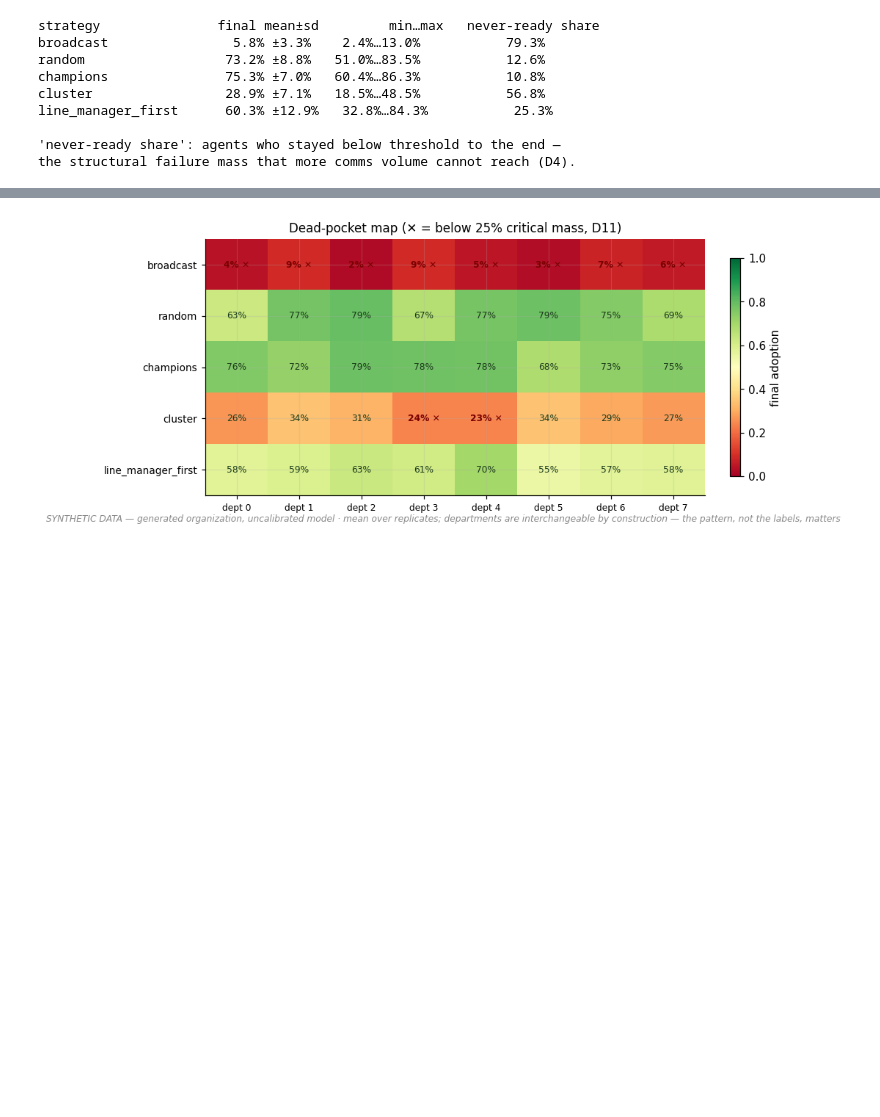
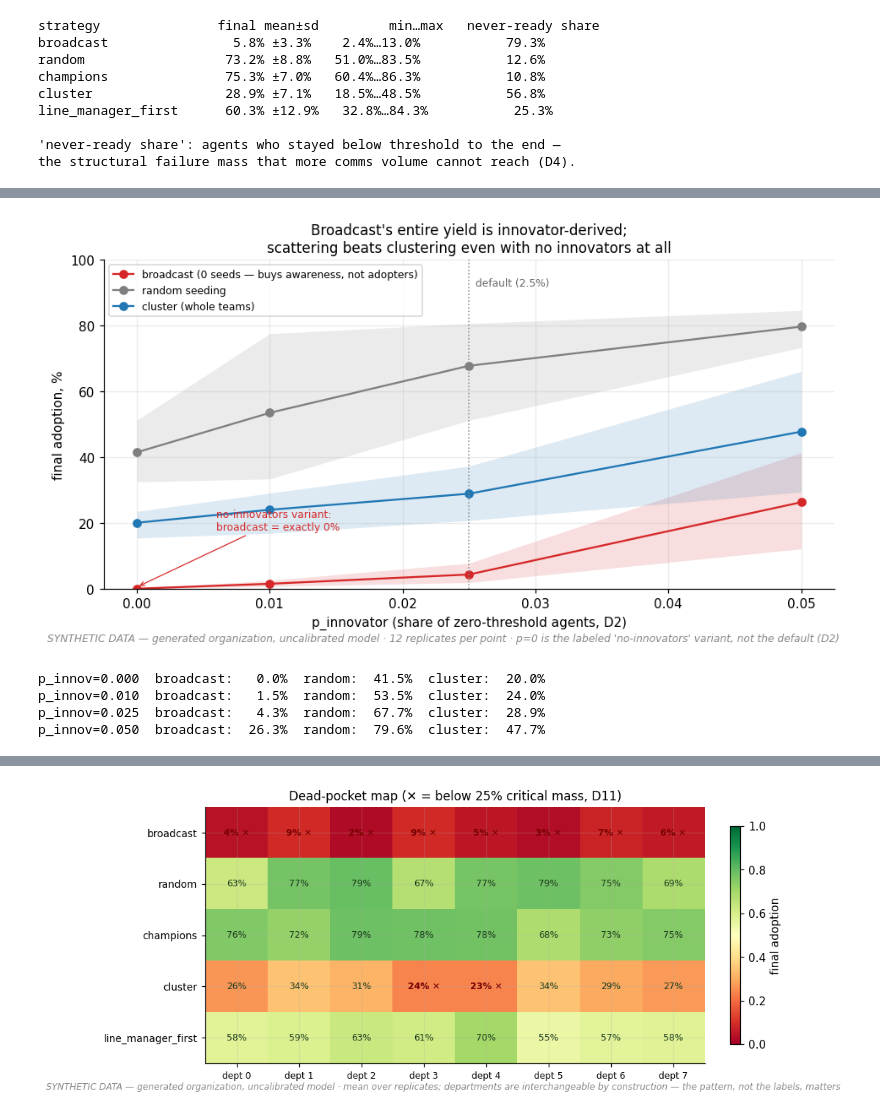
Before and after one commit to PaulBufort/adoption-sim, a Jupyter notebook: experiments/01_broadcast_vs_cluster.ipynb, the cells around one changed output, grey strips where cells are left out. Saved outputs shown, nothing was run; the diff lists cells and outputs as text; code cells hidden in the pictures; blank space fills up the shorter version.

```diff
--- a/experiments/01_broadcast_vs_cluster.ipynb
+++ b/experiments/01_broadcast_vs_cluster.ipynb
@@ -214,0 +251,31 @@ the structural failure mass that more comms volume cannot reach (D4).
+# %%
+pin_rows = exp1.run_pinnov_sweep(SC)
+pin = exp1.finals_by(pin_rows, "seeding.strategy", "agents.p_innovator")
+fig, ax = plotting.fig_with_stamp(figsize=(8.5, 4.6),
+    note="12 replicates per point · p=0 is the labeled 'no-innovators' variant, not the default (D2)")
+for strat in ("broadcast", "random", "cluster"):
+    m = [np.mean(pin[(strat, p)]) * 100 for p in exp1.PINNOV_AXIS]
+    lo = [np.percentile(pin[(strat, p)], 10) * 100 for p in exp1.PINNOV_AXIS]
+    hi = [np.percentile(pin[(strat, p)], 90) * 100 for p in exp1.PINNOV_AXIS]
+    c = plotting.STRATEGY_COLORS[strat]
+    ax.plot(exp1.PINNOV_AXIS, m, "o-", color=c, label=plotting.STRATEGY_LABELS[strat])
+    ax.fill_between(exp1.PINNOV_AXIS, lo, hi, color=c, alpha=0.15, linewidth=0)
+ax.axvline(A["p_innovator"], color="#888888", linestyle=":", lw=1)
+ax.text(A["p_innovator"] + 0.0005, 92, "default (2.5%)", fontsize=8, color="#666666")
+ax.annotate("no-innovators variant:\nbroadcast = exactly 0%", xy=(0.0, 0.5),
+            xytext=(0.006, 18), fontsize=8, color="#d62728",
+            arrowprops=dict(arrowstyle="->", color="#d62728", lw=0.8))
+ax.set_xlabel("p_innovator (share of zero-threshold agents, D2)")
+ax.set_ylabel("final adoption, %"); ax.set_ylim(0, 100)
+ax.set_title("Broadcast's entire yield is innovator-derived;\nscattering beats clustering even with no innovators at all", fontsize=11)
+ax.legend(fontsize=8)
+plt.show()
+for p in exp1.PINNOV_AXIS:
+    print(f"p_innov={p:5.3f}  " + "  ".join(
+        f"{s}: {np.mean(pin[(s, p)]):6.1%}" for s in ("broadcast", "random", "cluster")))
+# %% [output]
+[figure, added]
+p_innov=0.000  broadcast:   0.0%  random:  41.5%  cluster:  20.0%
+p_innov=0.010  broadcast:   1.5%  random:  53.5%  cluster:  24.0%
+p_innov=0.025  broadcast:   4.3%  random:  67.7%  cluster:  28.9%
+p_innov=0.050  broadcast:  26.3%  random:  79.6%  cluster:  47.7%
```
Also changed, not shown: parts of 16 cells of this notebook, 19 other files.
